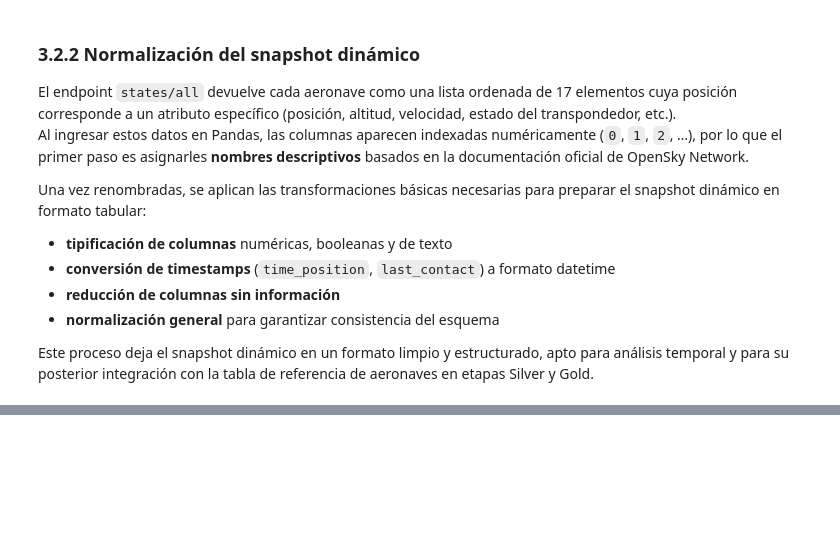
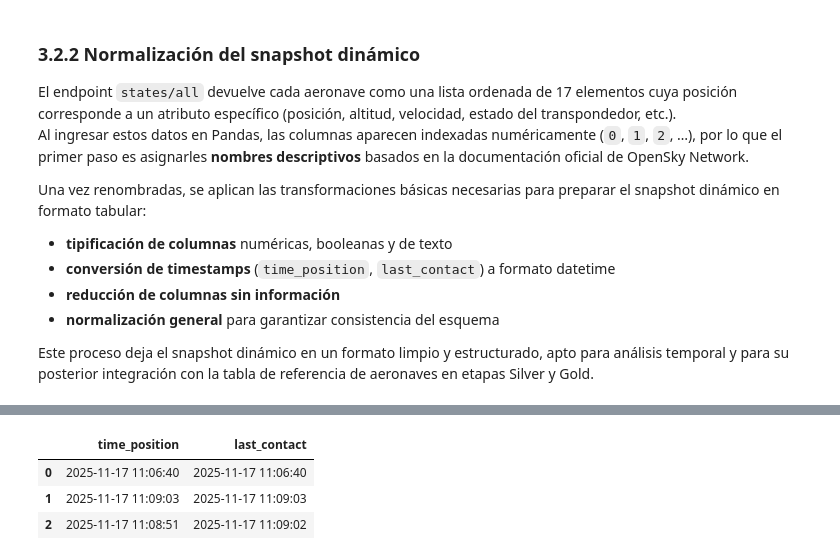
Before and after one commit to fernandezelias/ETL_OpenSky_Aviation, a Jupyter notebook: notebooks/01_opensky_etl.ipynb, the cells around one changed output, grey strips where cells are left out. Cells and saved outputs as stored; diff of their text form; code cells hidden in the pictures; blank space fills up the shorter version.

```diff
--- a/notebooks/01_opensky_etl.ipynb
+++ b/notebooks/01_opensky_etl.ipynb
@@ -740,0 +764,13 @@ df_states_cleaned.head(3)
+# %%
+# --- Conversión de columnas temporales a datetime ---
+df_states_cleaned["time_position"] = pd.to_datetime(df_states_cleaned["time_position"], unit="s", errors="coerce")
+df_states_cleaned["last_contact"] = pd.to_datetime(df_states_cleaned["last_contact"], unit="s", errors="coerce")
+# %%
+# Vista preliminar post-conversión
+df_states_cleaned.dtypes[["time_position", "last_contact"]]
+df_states_cleaned[["time_position", "last_contact"]].head(3)
+# %% [output]
+|  | time_position | last_contact |
+| 0 | 2025-11-17 11:06:40 | 2025-11-17 11:06:40 |
+| 1 | 2025-11-17 11:09:03 | 2025-11-17 11:09:03 |
+| 2 | 2025-11-17 11:08:51 | 2025-11-17 11:09:02 |
```
Also changed, not shown: parts of 6 cells of this notebook.
